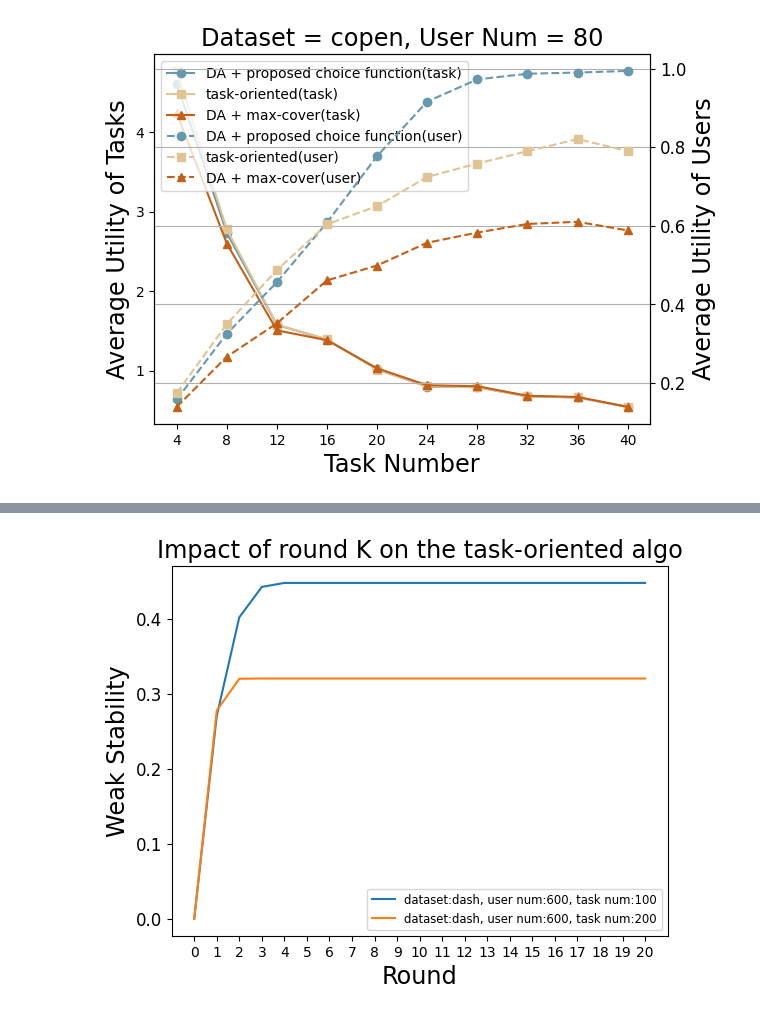
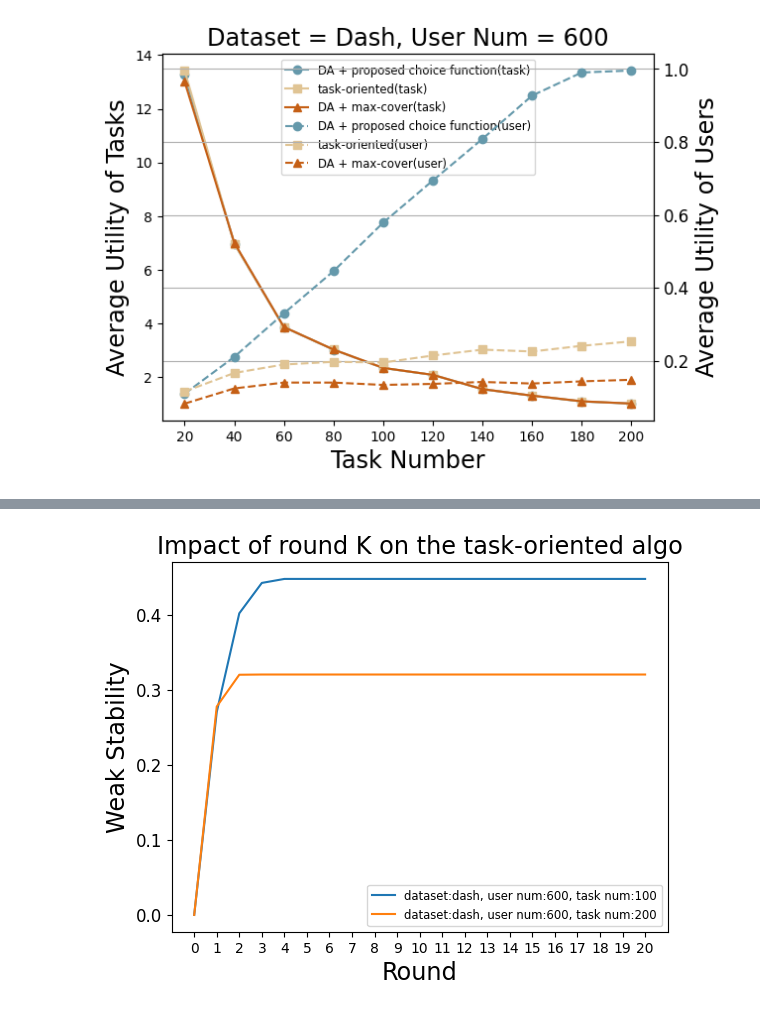
Before and after one commit to braisedp/CCTA, a Jupyter notebook: experiment/estimate_result.ipynb, the cells around one changed output, grey strips where cells are left out. Drawn from its saved outputs; the diff is of its cells as text; code cells hidden in the pictures.

```diff
--- a/experiment/estimate_result.ipynb
+++ b/experiment/estimate_result.ipynb
@@ -3,13 +3,19 @@ import pandas as pd
 import numpy as np
 import matplotlib.pyplot as plt
 # %%
-worker_num = 800
-dataset = 'dash'
+worker_num = 20
+dataset = 'highschool'
 weight = 'u'
 x_labels_dict = {
     'dash':[20,40,60,80,100,120,140,160,180,200],
     'copen':[4+4*i for i in range(10)],
     'highschool':[1,2,3,4,5,6,7,8,9,10]
+}
+
+dataset_name_map= {
+    'dash':'Dash',
+    'copen':'Copen',
+    'highschool':'High School'
 }
 
 df = pd.read_csv('./result/{}{}_result.csv'.format(dataset,weight))
@@ -42,10 +48,10 @@ for i,method in enumerate(methods):
 # 添加标签和图例
 plt.xlabel('Task Number',fontsize='xx-large')
 plt.ylabel('Weak Stability (%)',fontsize='xx-large')
-plt.title('Dataset = {}, User Num = {}'.format(dataset,worker_num),fontsize='xx-large')
-plt.legend(loc='lower left')
+plt.title('Dataset = {}, User Num = {}'.format(dataset_name_map[dataset],worker_num),fontsize='xx-large')
+plt.legend(loc='lower left',framealpha=1)
 
 # 显示图形
 # plt.show()
-plt.savefig('C:/Users/A/OneDrive/群智计算/研究点一/实验输出/weak_stability/user{}{}{}.pdf'.format(worker_num,dataset,weight))
+plt.savefig('C:/Users/A/OneDrive/群智计算/研究点一/实验输出/weak_stability/user{}{}{}.eps'.format(worker_num,dataset,weight))
 # %% [output]
@@ -53,12 +59,14 @@ plt.savefig('C:/Users/A/OneDrive/群智计算/研究点一/实验输出/weak_sta
 # %%
 worker_num = 10
 dataset = 'highschool'
-weight = '4'
+weight = 'u'
 x_labels_dict = {
     'dash':[20,40,60,80,100,120,140,160,180,200],
     'copen':[4+4*i for i in range(10)],
     'highschool':[1,2,3,4,5,6,7,8,9,10]
 }
+
+
 
 df = pd.read_csv('./result/{}{}_result.csv'.format(dataset,weight))
 df = df[df['worker']== worker_num]
@@ -100,6 +108,6 @@ KeyError: 'Column not found: overall-satisfactory'
 # %%
-worker_num = 80
-dataset = 'copen'
+worker_num = 600
+dataset = 'dash'
 weight = 'u'
 df = pd.read_csv('./result/{}{}_result.csv'.format(dataset,weight))
 df = df[df['worker']== worker_num]
@@ -110,6 +118,11 @@ x_labels_dict = {
     'dash':[20,40,60,80,100,120,140,160,180,200],
     'copen':[4+4*i for i in range(10)],
     'highschool':[1,2,3,4,5,6,7,8,9,10]
+}
+dataset_name_map= {
+    'dash':'Dash',
+    'copen':'Copen',
+    'highschool':'High School'
 }
 methods = ['budget','heuristic','max-cover',]
 labels = ['DA + proposed choice function','task-oriented','DA + max-cover']
@@ -119,36 +132,36 @@ colors =['#6599AB','#E0C494','#C55F15']
 # 绘制折线图
 fig, ax1 = plt.subplots()
 ax2 = ax1.twinx()
 # x_labels = [20,40,60,80,100,120,140,160,180,200]
 # x_labels =[1,2,3,4,5,6,7,8,9,10]
 x_labels = x_labels_dict[dataset]
 plt.xticks(x_labels,fontsize='large')
 plt.yticks(fontsize='large')
 plt.yticks(fontsize='large')
 
 for i,method in enumerate(methods):
     method_data1 = df1[(df1['method'] == method)&(df1['task'].isin(x_labels))]
     method_data2 = df2[(df2['method'] == method)&(df2['task'].isin(x_labels))]
     current_bar_positions = [pos + i * bar_width for pos in bar_positions]
     ax1.plot(x_labels,method_data1['mean'],marker=markers[i],label=labels[i]+'(task)',color=colors[i])
     ax2.plot(x_labels,method_data2['mean'],marker=markers[i],label=labels[i]+'(user)',color=colors[i],linestyle='--')
 
 # 添加标签和图例
 ax1.set_xlabel('Task Number',fontsize = 'xx-large')
 ax1.set_ylabel('Average Utility of Tasks',fontsize = 'xx-large')
 ax2.set_ylabel('Average Utility of Users',fontsize = 'xx-large')
-plt.title('Dataset = {}, User Num = {}'.format(dataset, worker_num),fontsize = 'xx-large')
+plt.title('Dataset = {}, User Num = {}'.format(dataset_name_map[dataset], worker_num),fontsize = 'xx-large')
 lines1, labels1 = ax1.get_legend_handles_labels()
 lines2, labels2 = ax2.get_legend_handles_labels()
-ax1.legend(lines1 + lines2, labels1 + labels2, loc='upper left')
+ax1.legend(lines1 + lines2, labels1 + labels2, loc='upper center',fontsize='small')
 
 # 将两个图例添加到同一个轴上
 # 显示图形
 plt.grid(True)
 # plt.show()
 plt.savefig('C:/Users/A/OneDrive/群智计算/研究点一/实验输出/average utility/user{}{}{}.pdf'.format(worker_num,dataset,weight))
 # %% [output]
-[figure, old version]
+[figure, new version]
 # %%
 from mpl_toolkits.axes_grid1.inset_locator import inset_axes
 import random
```
Also changed, not shown: parts of 5 cells of this notebook, 5 other files.
